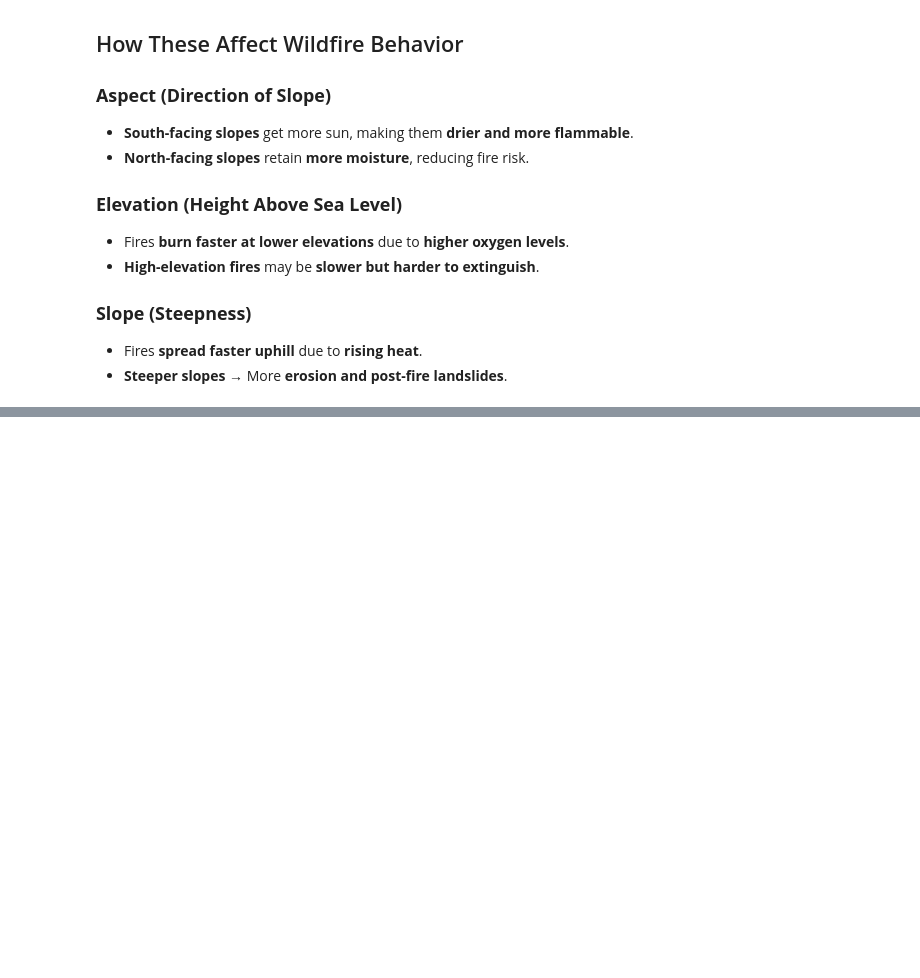
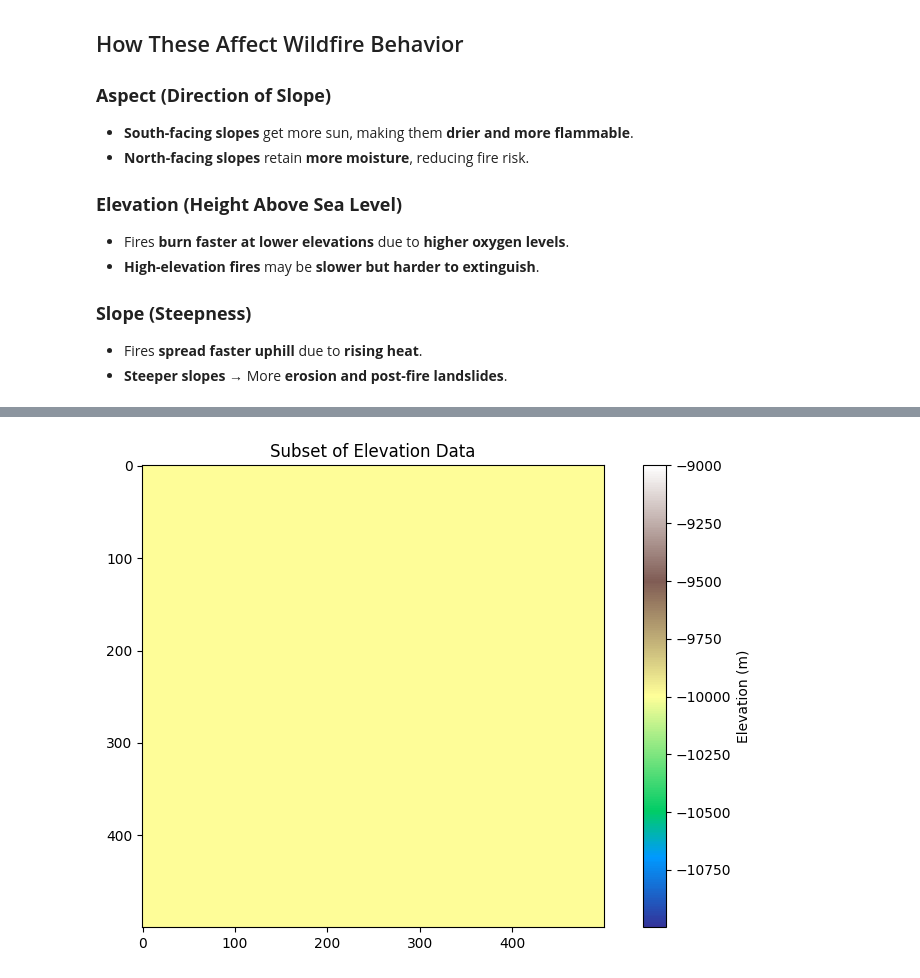
Before and after one commit to wdas03/climate-modelling, a Jupyter notebook: src/conus_eda.ipynb, the cells around one changed output, grey strips where cells are left out. Saved outputs shown, nothing was run; the diff lists cells and outputs as text; code cells hidden in the pictures; blank space fills up the shorter version.

```diff
--- a/src/conus_eda.ipynb
+++ b/src/conus_eda.ipynb
@@ -570,3 +570,9 @@ These datasets describe different **terrain characteristics** and are essential
 ### **Slope (Steepness)**
 - Fires **spread faster uphill** due to **rising heat**.
 - **Steeper slopes** → More **erosion and post-fire landslides**.
+# %%
+ELEV_DATA_DIR = '../data/LF2020_Elev_220_CONUS'
+
+elev_df = pd.read_csv(os.path.join(ELEV_DATA_DIR, 'CSV_Data/LF20_Elev_220.csv'))
+
+elev_df.head()
@@ -572,0 +586,24 @@ These datasets describe different **terrain characteristics** and are essential
+# %%
+import rasterio
+import matplotlib.pyplot as plt
+from rasterio.plot import show
+
+# Load the raster file
+elevation_file = os.path.join(ELEV_DATA_DIR, "Tif/LC20_Elev_220.tif")
+
+with rasterio.open(elevation_file) as dataset:
+    # Read the first band (assuming the data is in the first band)
+    elevation_data = dataset.read(1)
+
+    # You can subset the data to a smaller region using a slice or specific bounding box
+    # For example, visualize the top-left corner of the image
+    cropped_data = elevation_data[:500, :500]  # Adjust these indices to focus on your region of interest
+
+    # Plot the subsetted elevation data
+    plt.figure(figsize=(10, 6))
+    plt.imshow(cropped_data, cmap='terrain')
+    plt.colorbar(label="Elevation (m)")
+    plt.title("Subset of Elevation Data")
+    plt.show()
+# %% [output]
+[figure, added]
```
Also changed, not shown: parts of 5 cells of this notebook, 2 other files.
